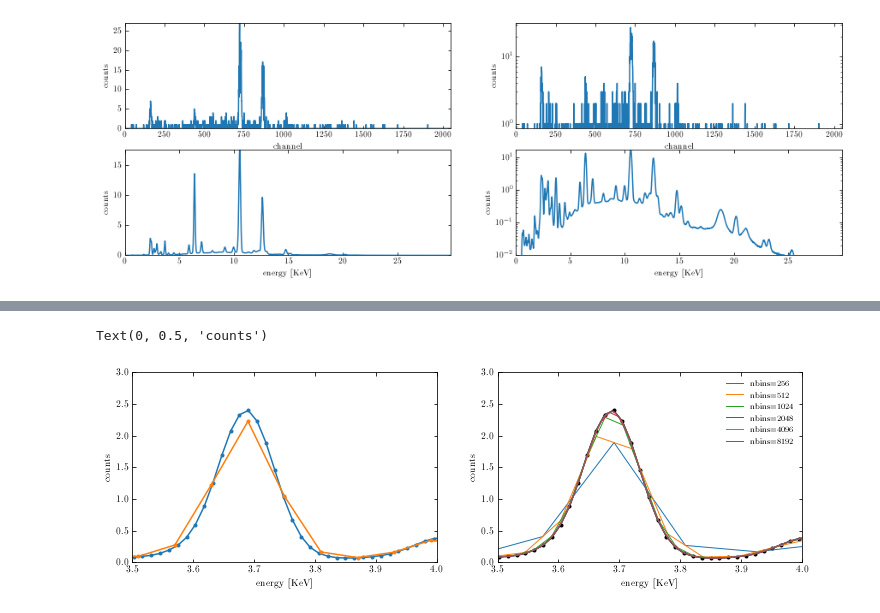
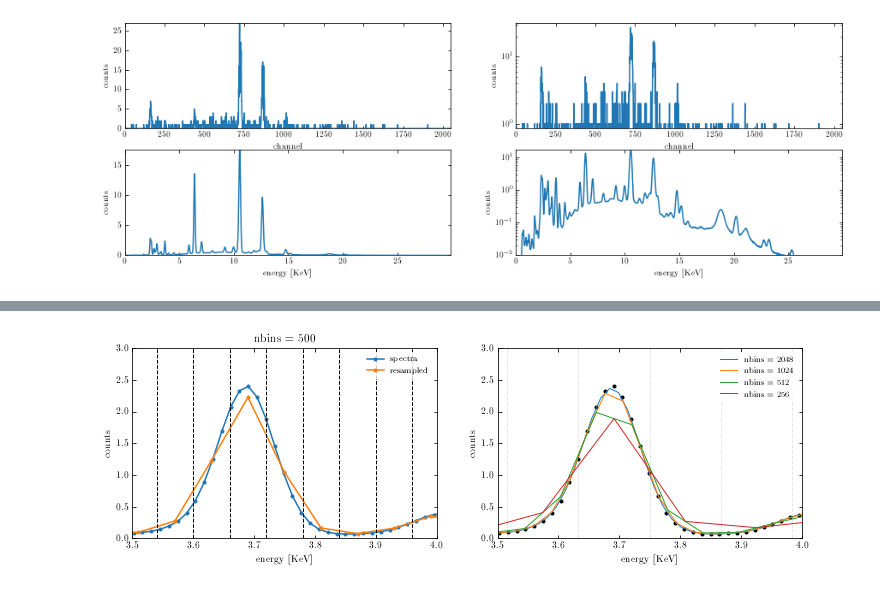
Before and after one commit to zpreisler/XRDXRFutils, a Jupyter notebook: read_data_XRF.ipynb, the cells around one changed output, grey strips where cells are left out. Saved outputs shown, nothing was run; the diff lists cells and outputs as text; code cells hidden in the pictures.

```diff
--- a/read_data_XRF.ipynb
+++ b/read_data_XRF.ipynb
@@ -130,28 +133,36 @@ ix,iy = resample(x,y,nbins=500)
 
 fig,ax = subplots(1,2,figsize=(12,3.5))
 
-ax[0].plot(x,y,'.-')
+ax[0].plot(x,y,'.-',label='spectra')
 b = ix[1] - ix[0]
-ax[0].plot(ix,iy / b,'.-')
+ax[0].plot(ix,iy / b,'.-',label='resampled')
+
+ax[0].vlines((ix[1:] + ix[:-1]) * 0.5,0,3,'k',ls='--',lw=1)
 
 ax[0].set_xlim(3.5,4)
 ax[0].set_ylim(0,3)
 ax[0].set_xlabel('energy [KeV]')
 ax[0].set_ylabel('counts')
+ax[0].set_title('nbins = 500')
+ax[0].legend(frameon=True,facecolor='w',framealpha=0.8,edgecolor='w')
 
-ax[1].plot(x,y,'k.-')
+ax[1].plot(x,y,'k.')
 
-for n in [256,512,1024,2048,4096,8192]:
+for n in [2048,1024,512,256]:
     ix,iy = resample(x,y,n)
     b = ix[1] - ix[0]
     print(sum(iy))
 
-    ax[1].plot(ix,iy / b,'-',lw=1,label=r'nbins=%s'%n)
+    ax[1].plot(ix,iy / b,'-',lw=1,label=r'nbins = %s'%n)
+
+ax[1].vlines((ix[1:] + ix[:-1]) * 0.5,0,3,'k',ls='--',lw=1,alpha=0.1)
 
 #xlim(5.6,6.2)
-ax[1].legend(frameon=False)
+ax[1].legend(frameon=True,facecolor='w',framealpha=0.8,edgecolor='w')
 ax[1].set_xlim(3.5,4)
 ax[1].set_ylim(0,3)
 ax[1].set_xlabel('energy [KeV]')
 ax[1].set_ylabel('counts')
+
+savefig('doc/resampling.png')
 # %% [output]
@@ -166,2 +175 @@ Wall time: 627 ms
-Text(0, 0.5, 'counts')
-[figure, old version]
+[figure, new version]
```
Also changed, not shown: parts of 20 cells of this notebook.
